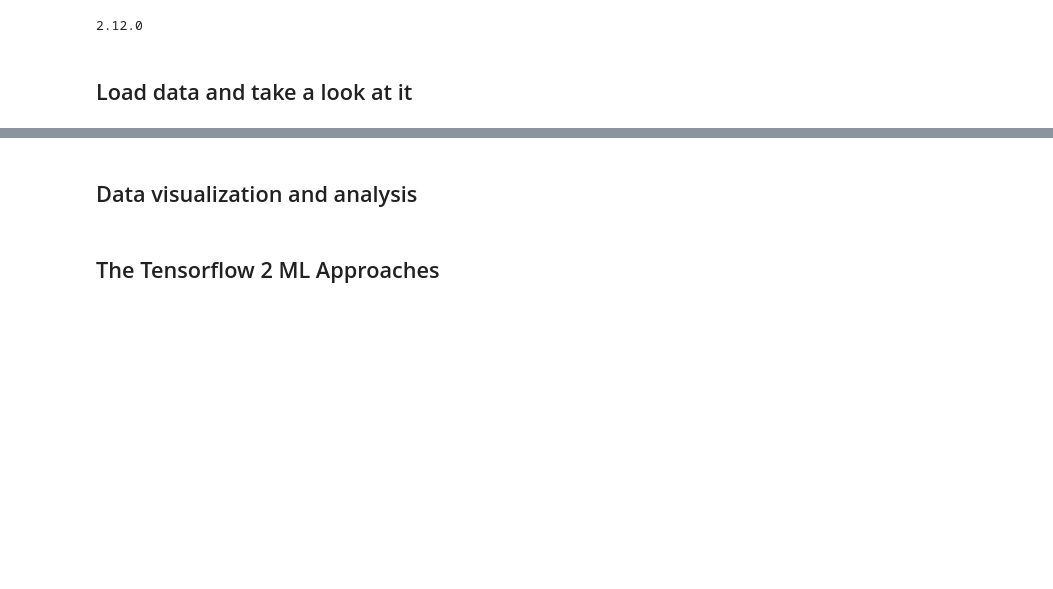
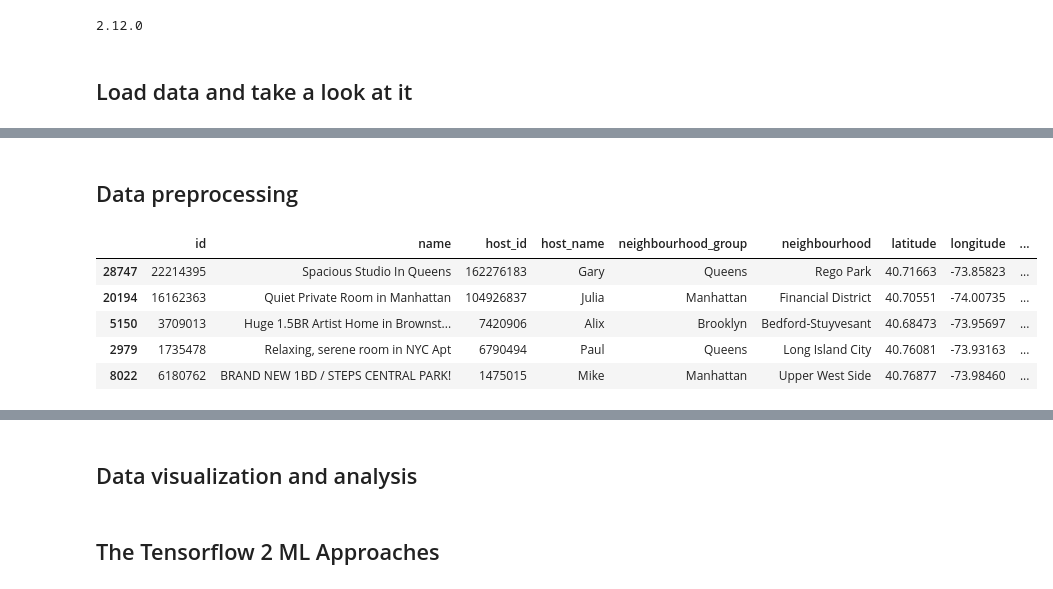
Before and after one commit to i-am-nika/Tensorflow-2.0-playground, a Jupyter notebook: Regression Task AirBnb Prices in New York.ipynb, the cells around one changed output, grey strips where cells are left out. Cells and saved outputs as stored; diff of their text form; code cells hidden in the pictures; blank space fills up the shorter version.

```diff
--- a/Regression Task AirBnb Prices in New York.ipynb
+++ b/Regression Task AirBnb Prices in New York.ipynb
@@ -18,0 +44,17 @@ print(tf.__version__)
+# %% [markdown]
+## Data preprocessing
+# %%
+# id, name, host_id, last_review are not usefull; neighbourhood column has a lot of disctinct values;
+# neighbourhood_group and room_type must be transformed to one-hot encoding
+
+# Columns to keep:
+features = data[['neighbourhood_group', 'room_type', 'minimum_nights', 'number_of_reviews', 'reviews_per_month',
+                 'calculated_host_listings_count', 'availability_365']]
+data.head()
+# %% [output]
+|  | id | name | host_id | host_name | neighbourhood_group | neighbourhood | latitude | longitude | ... |
+| 28747 | 22214395 | Spacious Studio In Queens | 162276183 | Gary | Queens | Rego Park | 40.71663 | -73.85823 | ... |
+| 20194 | 16162363 | Quiet Private Room in Manhattan | 104926837 | Julia | Manhattan | Financial District | 40.70551 | -74.00735 | ... |
+| 5150 | 3709013 | Huge 1.5BR Artist Home in Brownst... | 7420906 | Alix | Brooklyn | Bedford-Stuyvesant | 40.68473 | -73.95697 | ... |
+| 2979 | 1735478 | Relaxing, serene room in NYC Apt | 6790494 | Paul | Queens | Long Island City | 40.76081 | -73.93163 | ... |
+| 8022 | 6180762 | BRAND NEW 1BD / STEPS CENTRAL PARK! | 1475015 | Mike | Manhattan | Upper West Side | 40.76877 | -73.98460 | ... |
```
Also changed, not shown: parts of 9 cells of this notebook.
